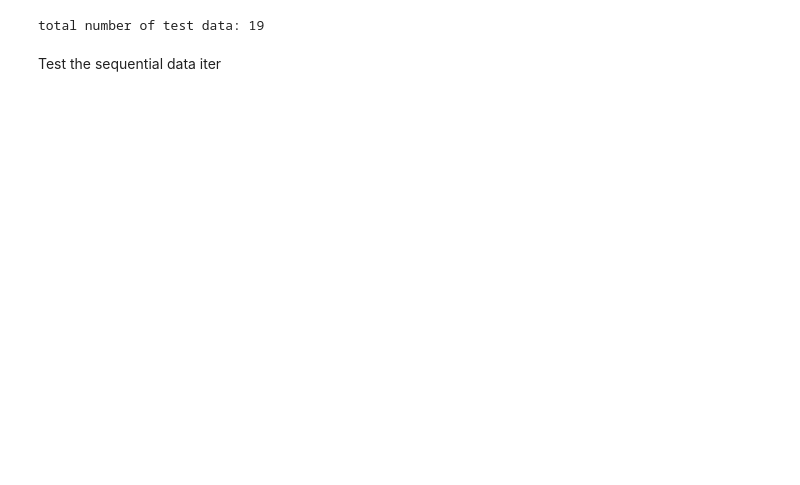
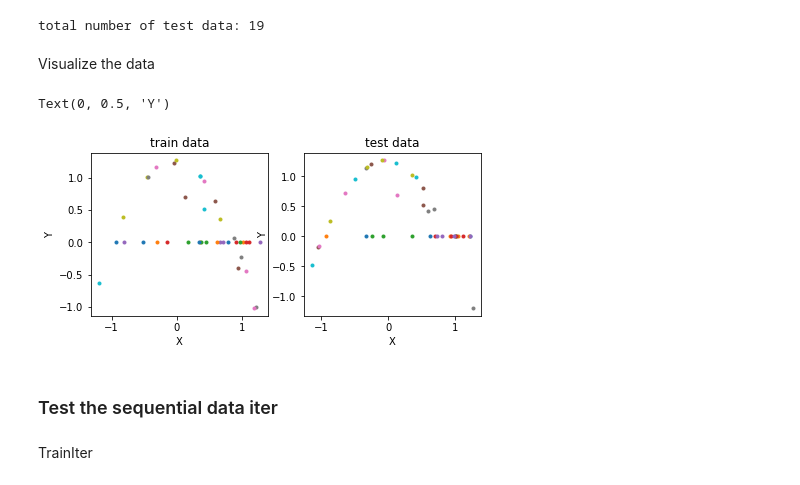
Before and after one commit to yesunhuang/QRNNs_Memory, a Jupyter notebook: DataGenerator/Test_Henon_Data_Iter.ipynb, the cells around one changed output. Cells and saved outputs as stored; diff of their text form; code cells hidden in the pictures; blank space fills up the shorter version.

Commit message:
Test Henon Map Data Completed!

```diff
--- a/DataGenerator/Test_Henon_Data_Iter.ipynb
+++ b/DataGenerator/Test_Henon_Data_Iter.ipynb
@@ -92,5 +92,23 @@ Y=tensor([[ 0.0000,  0.0000,  0.0000,  0.0000,  0.0000,  0.9855, -1.0985,  0.063
 print('total number of test data:',len(testIter))
 # %% [output]
 total number of test data: 19
+# %% [markdown]
+Visualize the data
+# %%
+#Visualize the data via matplotlib
+fig,axes=plt.subplots(1,2,figsize=(7,3))
+for X,Y in trainIter:
+    axes[0].plot(X,Y,'.')
+axes[0].set_title('train data')
+axes[0].set_xlabel('X')
+axes[0].set_ylabel('Y')
+for X,Y in testIter:
+    axes[1].plot(X,Y,'.')
+axes[1].set_title('test data')
+axes[1].set_xlabel('X')
+axes[1].set_ylabel('Y')
+# %% [output]
+Text(0, 0.5, 'Y')
+[figure, added]
 # %% [markdown]
-Test the sequential data iter
+### Test the sequential data iter
@@ -96,0 +117,2 @@ Test the sequential data iter
+# %% [markdown]
+TrainIter
```
Also changed, not shown: parts of 12 cells of this notebook.
